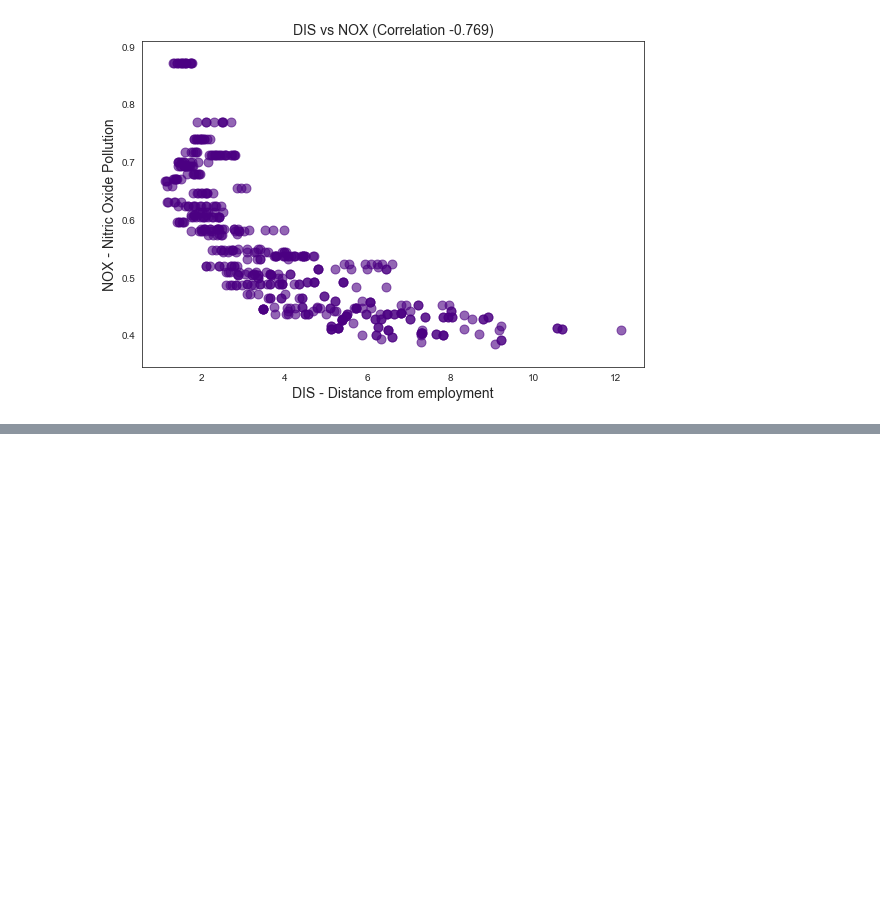
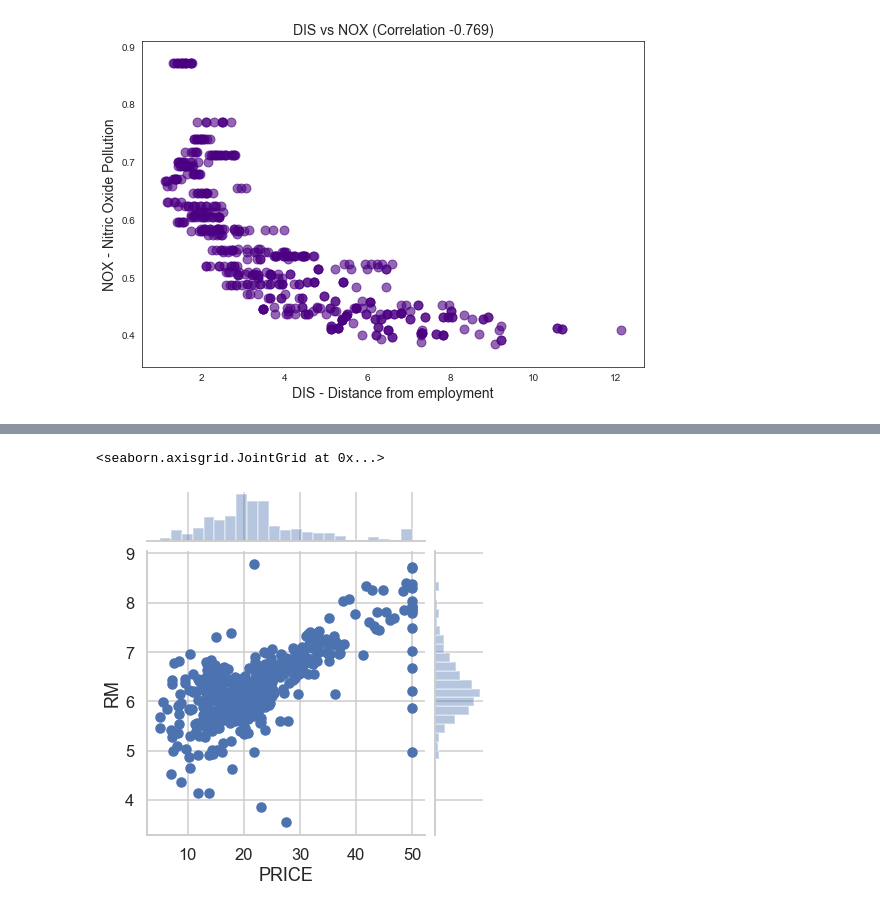
Before and after one commit to Henry-Ning/data_science_app_brewery, a Jupyter notebook: 04 Multivariate Regression.ipynb, the cells around one changed output, grey strips where cells are left out. Cells and saved outputs as stored; diff of their text form; code cells hidden in the pictures; blank space fills up the shorter version.

```diff
--- a/04 Multivariate Regression.ipynb
+++ b/04 Multivariate Regression.ipynb
@@ -505,0 +522,8 @@ plt.show()
+# %%
+#Challenge: Create a scatter plot between the house prices and the number of rooms (RM)
+
+sns.set_context('talk')
+sns.jointplot(x=data['PRICE'], y=data['RM'])
+# %% [output]
+<seaborn.axisgrid.JointGrid at 0x...>
+[figure, added]
```
Also changed, not shown: parts of 8 cells of this notebook.
